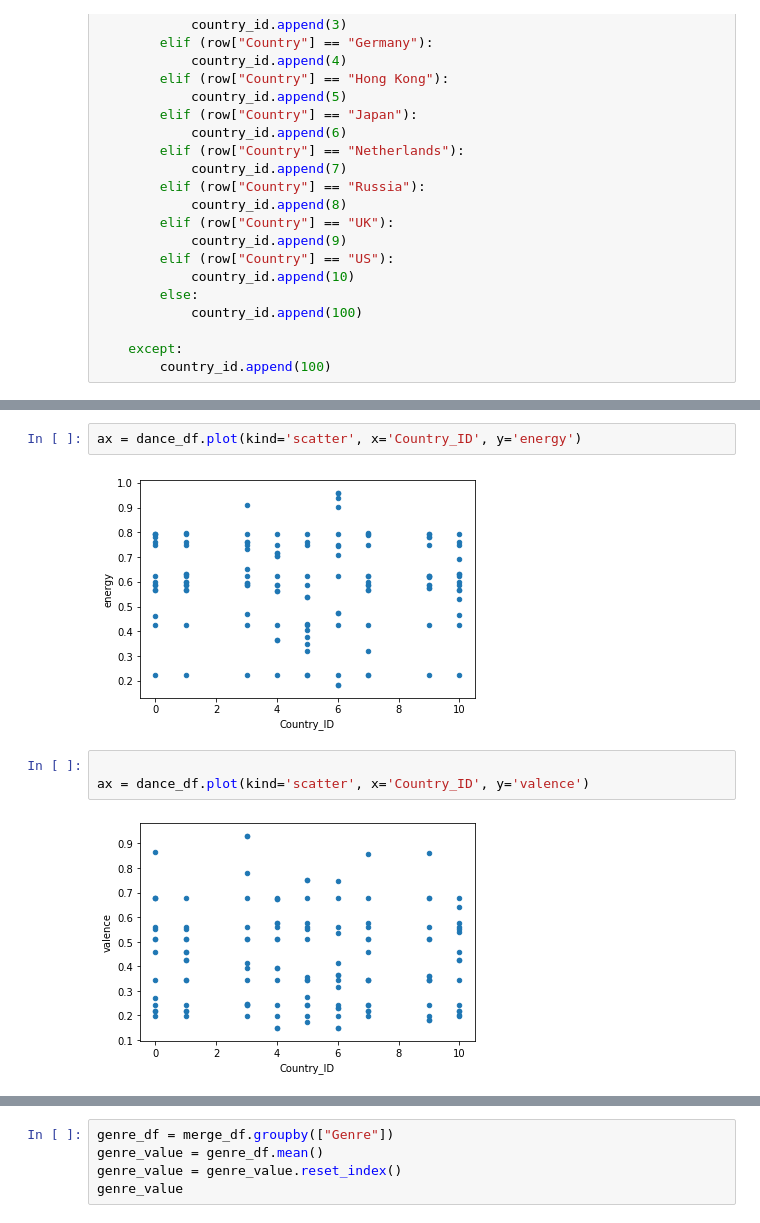
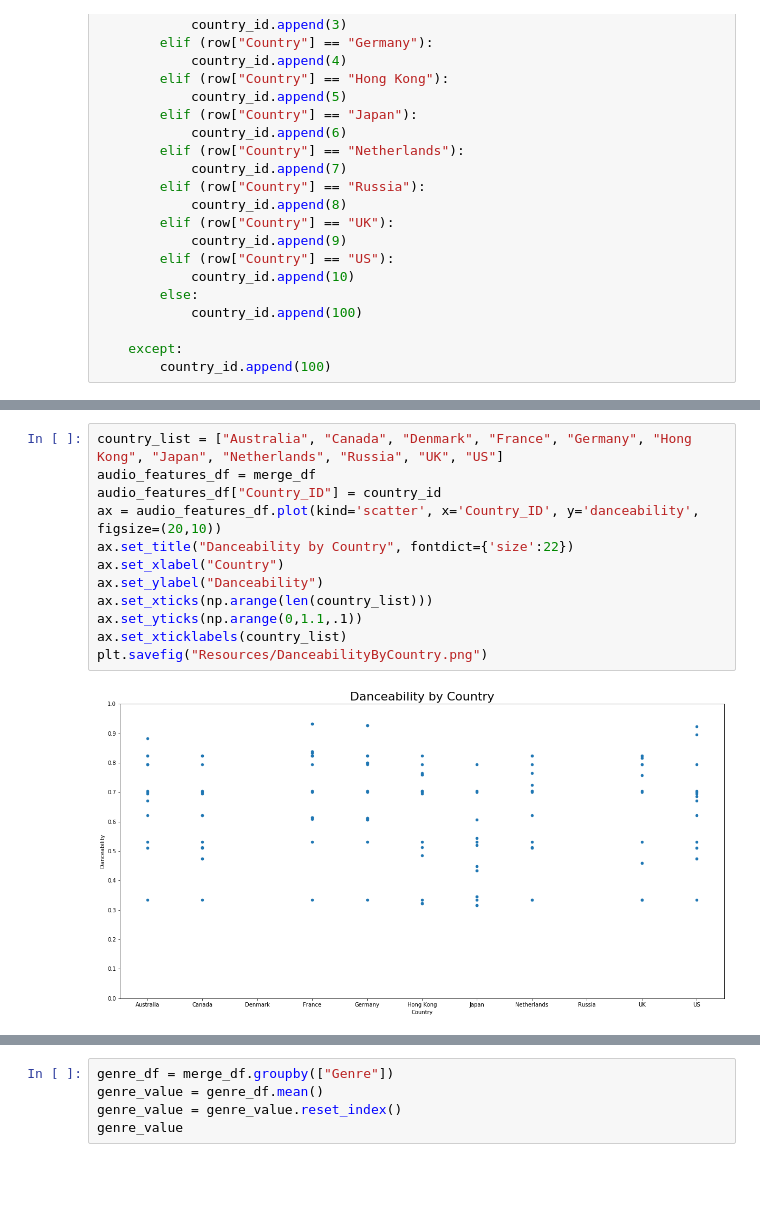
Before and after one commit to nawdah/project-1, a Jupyter notebook: Charting Data.ipynb, the cells around one changed output, grey strips where cells are left out. Saved outputs shown, nothing was run; the diff lists cells and outputs as text; blank space fills up the shorter version.

Commit message:
Added formatting changes to the chart

```diff
--- a/Charting Data.ipynb
+++ b/Charting Data.ipynb
@@ -115,9 +109,14 @@ ax = dance_df.plot(kind='scatter', x='Country_ID', y='danceability')
-# %%
-ax = dance_df.plot(kind='scatter', x='Country_ID', y='energy')
-# %% [output]
-[figure, removed]
-# %%
-
-ax = dance_df.plot(kind='scatter', x='Country_ID', y='valence')
-# %% [output]
-[figure, removed]
+# %%
+country_list = ["Australia", "Canada", "Denmark", "France", "Germany", "Hong Kong", "Japan", "Netherlands", "Russia", "UK", "US"]
+audio_features_df = merge_df
+audio_features_df["Country_ID"] = country_id
+ax = audio_features_df.plot(kind='scatter', x='Country_ID', y='danceability', figsize=(20,10))
+ax.set_title("Danceability by Country", fontdict={'size':22})
+ax.set_xlabel("Country")
+ax.set_ylabel("Danceability")
+ax.set_xticks(np.arange(len(country_list)))
+ax.set_yticks(np.arange(0,1.1,.1))
+ax.set_xticklabels(country_list)
+plt.savefig("Resources/DanceabilityByCountry.png")
+# %% [output]
+[figure, added]
```
Also changed, not shown: parts of 4 cells of this notebook.
